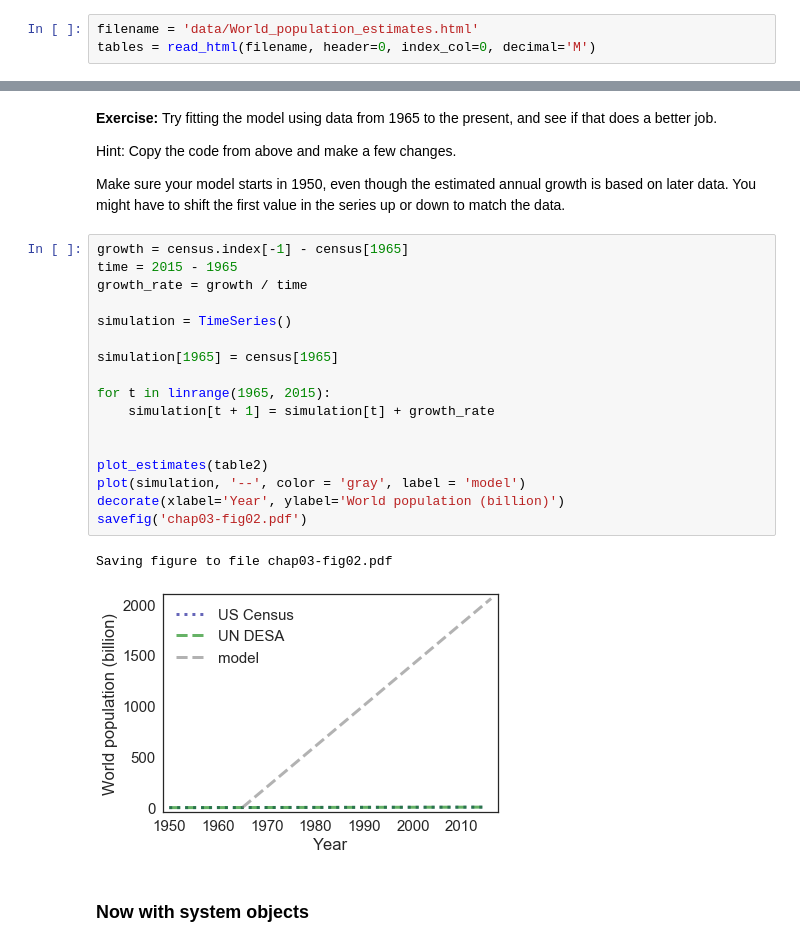
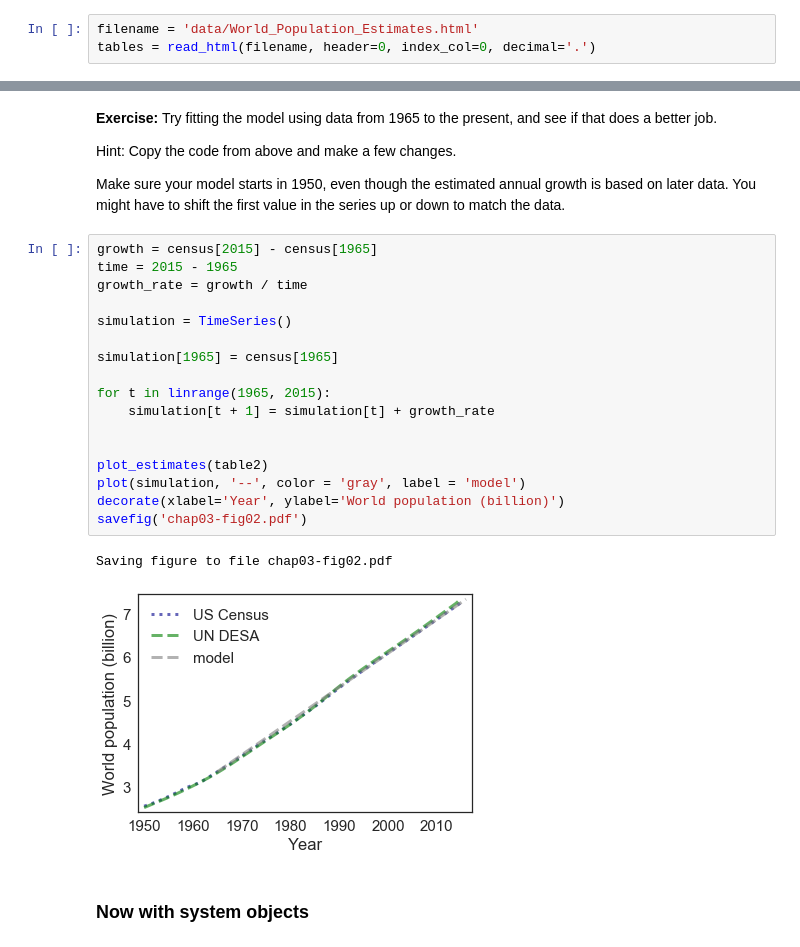
Before and after one commit to jzerez/ModSimPy, a Jupyter notebook: code/chap03mine.ipynb, the cells around one changed output, grey strips where cells are left out. Drawn from its saved outputs; the diff is of its cells as text.

```diff
--- a/code/chap03mine.ipynb
+++ b/code/chap03mine.ipynb
@@ -44,8 +46,8 @@ from pandas import read_html
 # %% [markdown]
 The data directory contains a downloaded copy of https://en.wikipedia.org/wiki/World_population_estimates
 # %%
-filename = 'data/World_population_estimates.html'
-tables = read_html(filename, header=0, index_col=0, decimal='M')
+filename = 'data/World_Population_Estimates.html'
+tables = read_html(filename, header=0, index_col=0, decimal='.')
 # %% [markdown]
 `tables` is a sequence of DataFrame objects.  We can select the DataFrame we want using the bracket operator.  The tables are numbered from 0, so `table2` is actually the third table on the page.
 
@@ -323,25 +325,25 @@ Hint: Copy the code from above and make a few changes.
 
 Make sure your model starts in 1950, even though the estimated annual growth is based on later data.  You might have to shift the first value in the series up or down to match the data.
 # %%
-growth = census.index[-1] - census[1965]
+growth = census[2015] - census[1965]
 time = 2015 - 1965
 growth_rate = growth / time
 
 simulation = TimeSeries()
 
 simulation[1965] = census[1965]
 
 for t in linrange(1965, 2015):
     simulation[t + 1] = simulation[t] + growth_rate
 
 
 plot_estimates(table2)
 plot(simulation, '--', color = 'gray', label = 'model')
 decorate(xlabel='Year', ylabel='World population (billion)')
 savefig('chap03-fig02.pdf')
 # %% [output]
 Saving figure to file chap03-fig02.pdf
-[figure, old version]
+[figure, new version]
 # %% [markdown]
 ### Now with system objects
 # %% [markdown]
```
Also changed, not shown: parts of 6 cells of this notebook, 15 other files.
